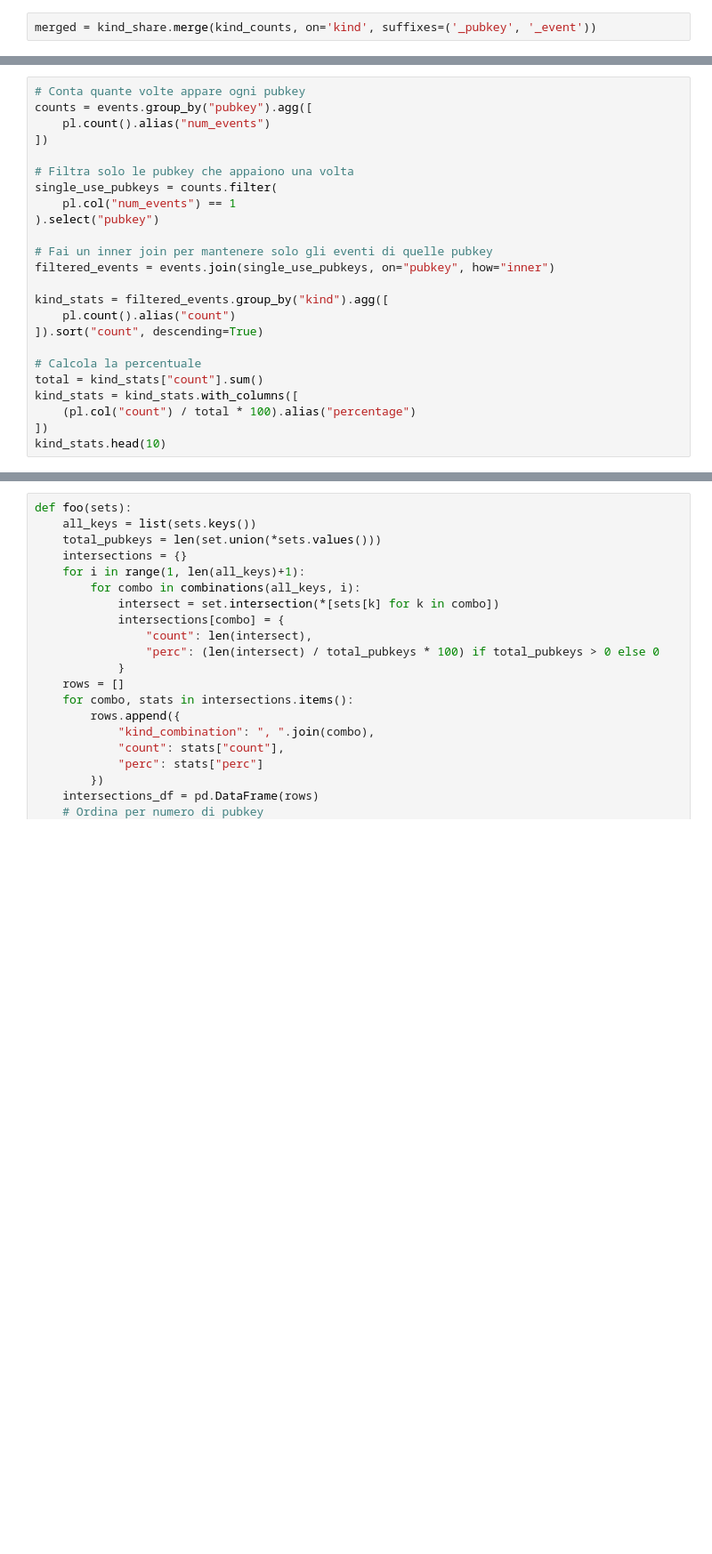
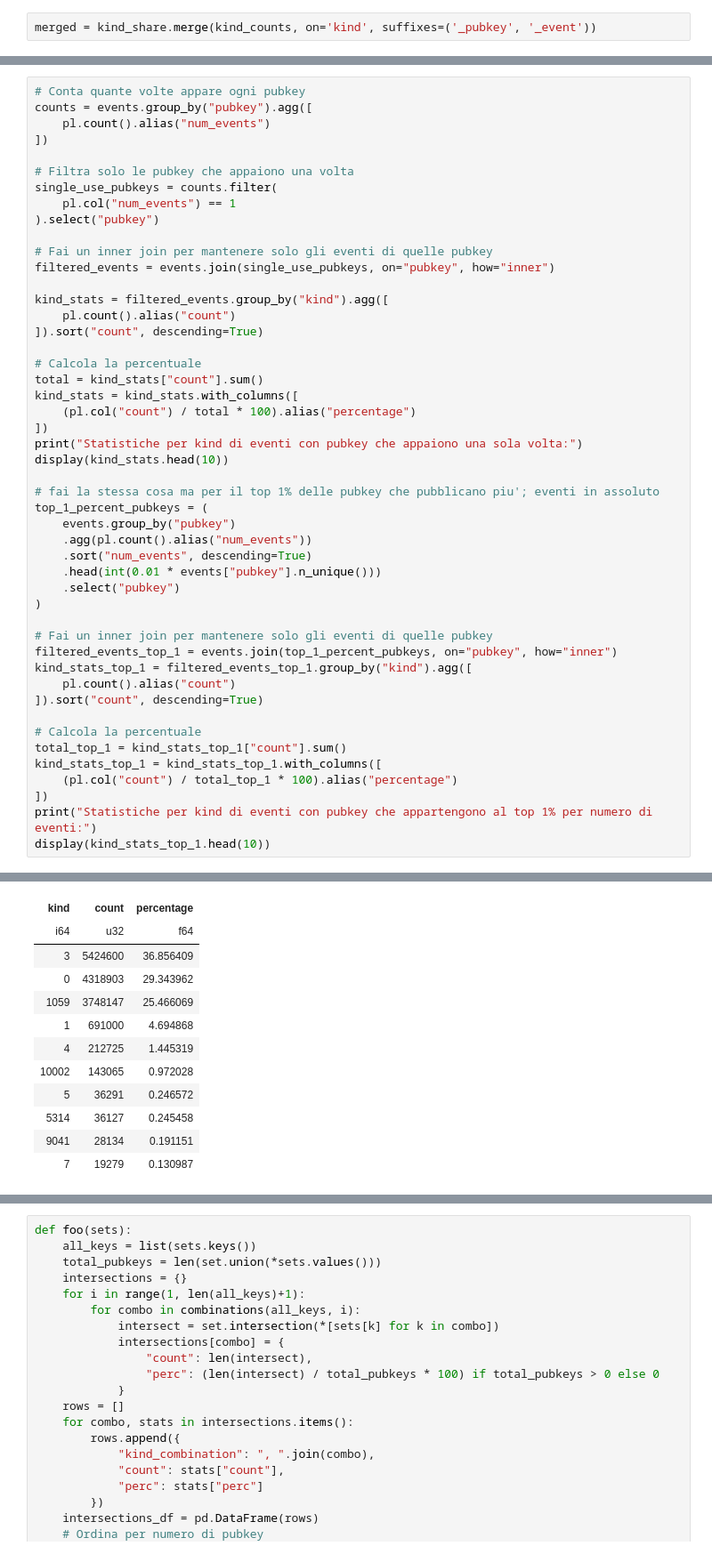
Before and after one commit to Bigbrotr/analysis, a Jupyter notebook: analysis/src/events_overview.ipynb, the cells around one changed output, grey strips where cells are left out. Shown: that part at 89% size. Drawn from its saved outputs; the diff is of its cells as text; blank space fills up the shorter version.

```diff
--- a/analysis/src/events_overview.ipynb
+++ b/analysis/src/events_overview.ipynb
@@ -287,4 +314,29 @@ total = kind_stats["count"].sum()
 kind_stats = kind_stats.with_columns([
     (pl.col("count") / total * 100).alias("percentage")
 ])
-kind_stats.head(10)
+print("Statistiche per kind di eventi con pubkey che appaiono una sola volta:")
+display(kind_stats.head(10))
+
+# fai la stessa cosa ma per il top 1% delle pubkey che pubblicano piu'; eventi in assoluto
+top_1_percent_pubkeys = (
+    events.group_by("pubkey")
+    .agg(pl.count().alias("num_events"))
+    .sort("num_events", descending=True)
+    .head(int(0.01 * events["pubkey"].n_unique()))
+    .select("pubkey")
+)
+
+# Fai un inner join per mantenere solo gli eventi di quelle pubkey
+filtered_events_top_1 = events.join(top_1_percent_pubkeys, on="pubkey", how="inner")
+kind_stats_top_1 = filtered_events_top_1.group_by("kind").agg([
+    pl.count().alias("count")
+]).sort("count", descending=True)
+
+# Calcola la percentuale
+total_top_1 = kind_stats_top_1["count"].sum()
+kind_stats_top_1 = kind_stats_top_1.with_columns([
+    (pl.col("count") / total_top_1 * 100).alias("percentage")
+])
+print("Statistiche per kind di eventi con pubkey che appartengono al top 1% per numero di eventi:")
+display(kind_stats_top_1.head(10))
+# %% [output]
@@ -290,0 +345,12 @@ kind_stats.head(10)
+| kind | count | percentage |
+| i64 | u32 | f64 |
+| 3 | 5424600 | 36.856409 |
+| 0 | 4318903 | 29.343962 |
+| 1059 | 3748147 | 25.466069 |
+| 1 | 691000 | 4.694868 |
+| 4 | 212725 | 1.445319 |
+| 10002 | 143065 | 0.972028 |
+| 5 | 36291 | 0.246572 |
+| 5314 | 36127 | 0.245458 |
+| 9041 | 28134 | 0.191151 |
+| 7 | 19279 | 0.130987 |
```
Also changed, not shown: parts of 15 cells of this notebook, 5 other files.
